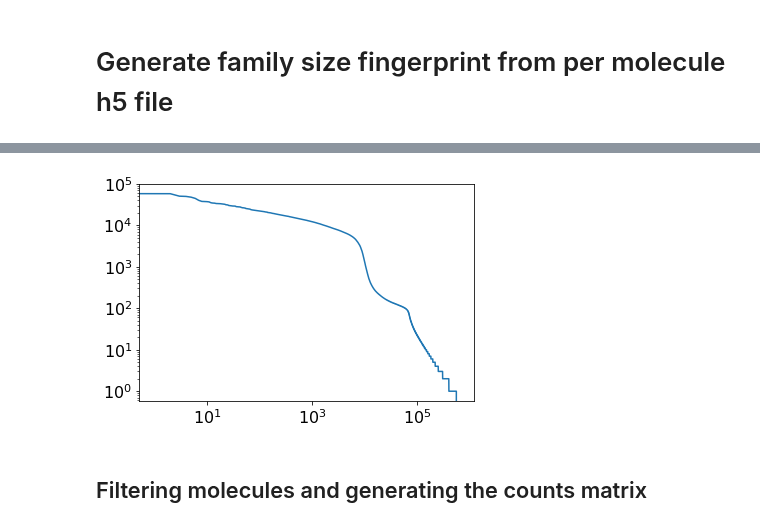
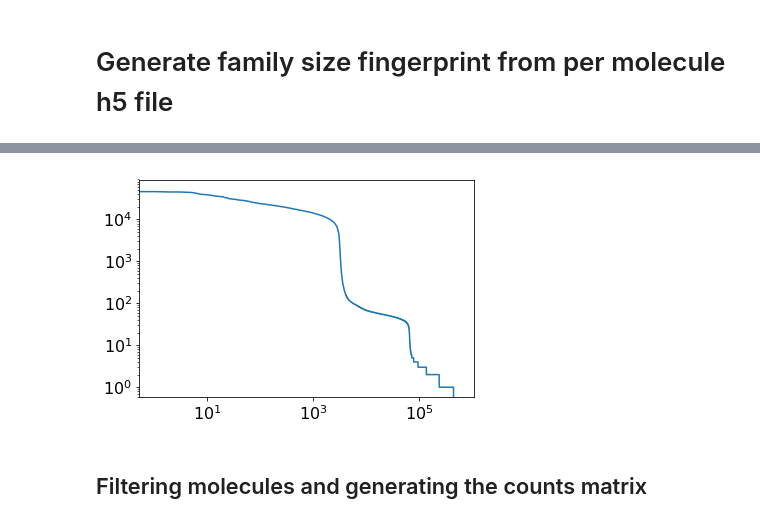
Before and after one commit to broadinstitute/CellBender, a Jupyter notebook: proto/chimera/notebooks/generate_fingerprint.ipynb, the cells around one changed output, grey strips where cells are left out. Cells and saved outputs as stored; diff of their text form; code cells hidden in the pictures.

```diff
--- a/proto/chimera/notebooks/generate_fingerprint.ipynb
+++ b/proto/chimera/notebooks/generate_fingerprint.ipynb
@@ -24,11 +24,12 @@ from commons import MoleculeInfo
 plt.rc('xtick', labelsize=16)
 plt.rc('ytick', labelsize=16)
 # %%
-mol_info_h5_path = '/home/jupyter/data/10x/neuron_9k_molecule_info.h5'
+mol_info_h5_path = '/home/jupyter/data/10x/CHO_HCA_1_molecule_info.h5'
+# mol_info_h5_path = '/home/jupyter/data/10x/neuron_9k_molecule_info.h5'
 # barcodes_to_include_path = '/home/jupyter/data/10x/pbmc4k__alpha_0.0__beta_1.0__default_gene_filters/cell_barcodes.npy'
 barcodes_to_include_path = None
 
-mol_info = MoleculeInfo(mol_info_h5_path)
+mol_info = MoleculeInfo(mol_info_h5_path, cr_version='v2')
 if barcodes_to_include_path is not None:
     barcodes_to_include = np.load(barcodes_to_include_path)
 else:
@@ -42,4 +46,4 @@ plt.yscale('log')
-[figure, old version]
+[figure, new version]
 # %% [markdown]
 ## Filtering molecules and generating the counts matrix
 # %%
```
Also changed, not shown: parts of 4 cells of this notebook, 4 other files.
